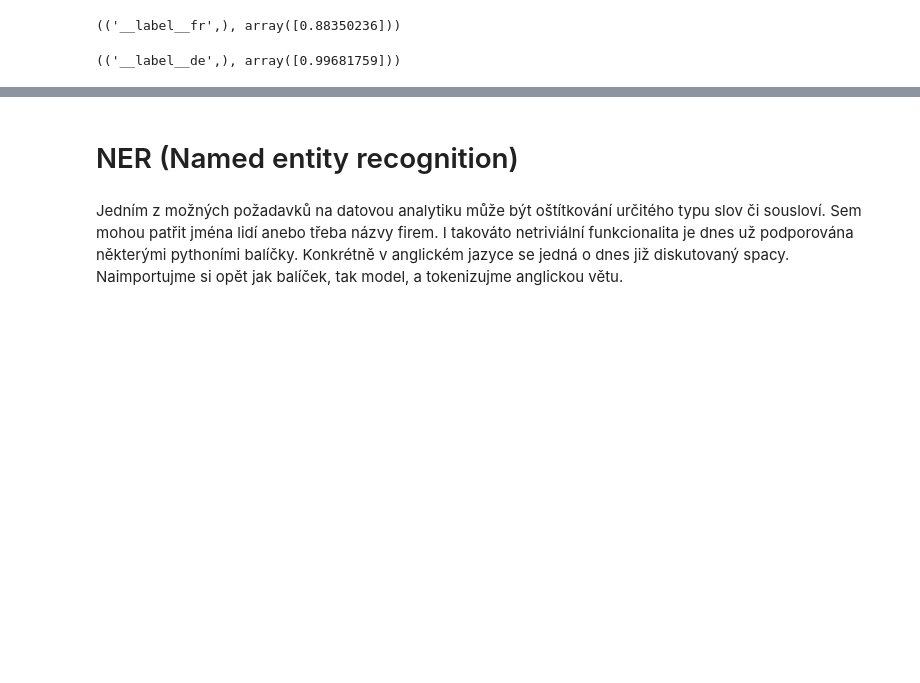
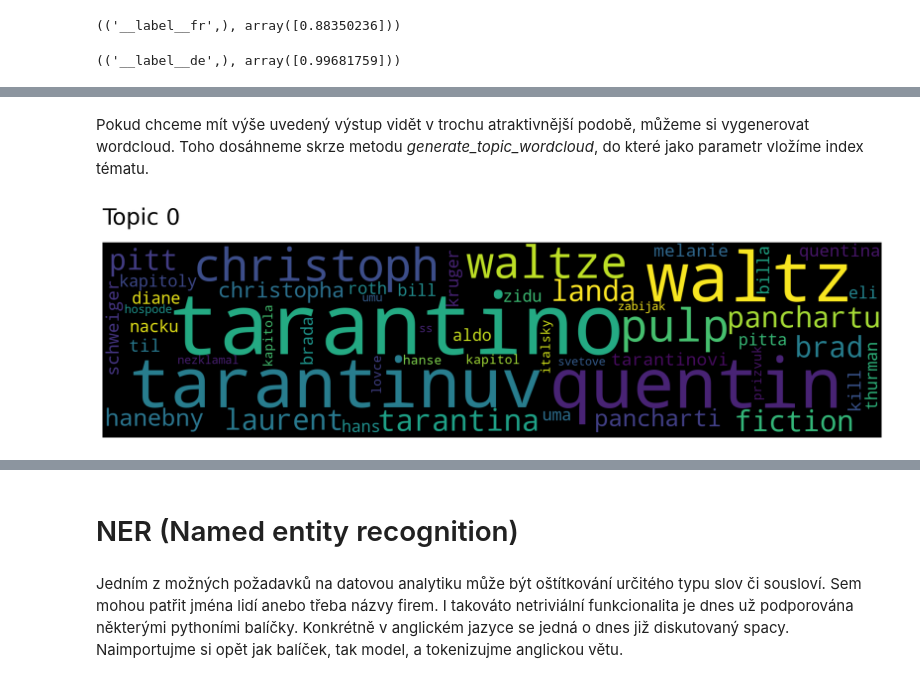
Before and after one commit to vitsaidl/workshops, a Jupyter notebook: text/text.ipynb, the cells around one changed output, grey strips where cells are left out. Saved outputs shown, nothing was run; the diff lists cells and outputs as text; code cells hidden in the pictures; blank space fills up the shorter version.

```diff
--- a/text/text.ipynb
+++ b/text/text.ipynb
@@ -1749,0 +1855,2 @@ model_pretrained_languages.predict(
+# %%
+model = Top2Vec.load("top2vec_nonlem.bin")
@@ -1749,0 +1892,6 @@ model_pretrained_languages.predict(
+# %% [markdown]
+Pokud chceme mít výše uvedený výstup vidět v trochu atraktivnější podobě, můžeme si vygenerovat wordcloud. Toho dosáhneme skrze metodu *generate_topic_wordcloud*, do které jako parametr vložíme index tématu.
+# %%
+model.generate_topic_wordcloud(0)
+# %% [output]
+[figure, added]
```
Also changed, not shown: parts of 40 cells of this notebook, 1 other file.
